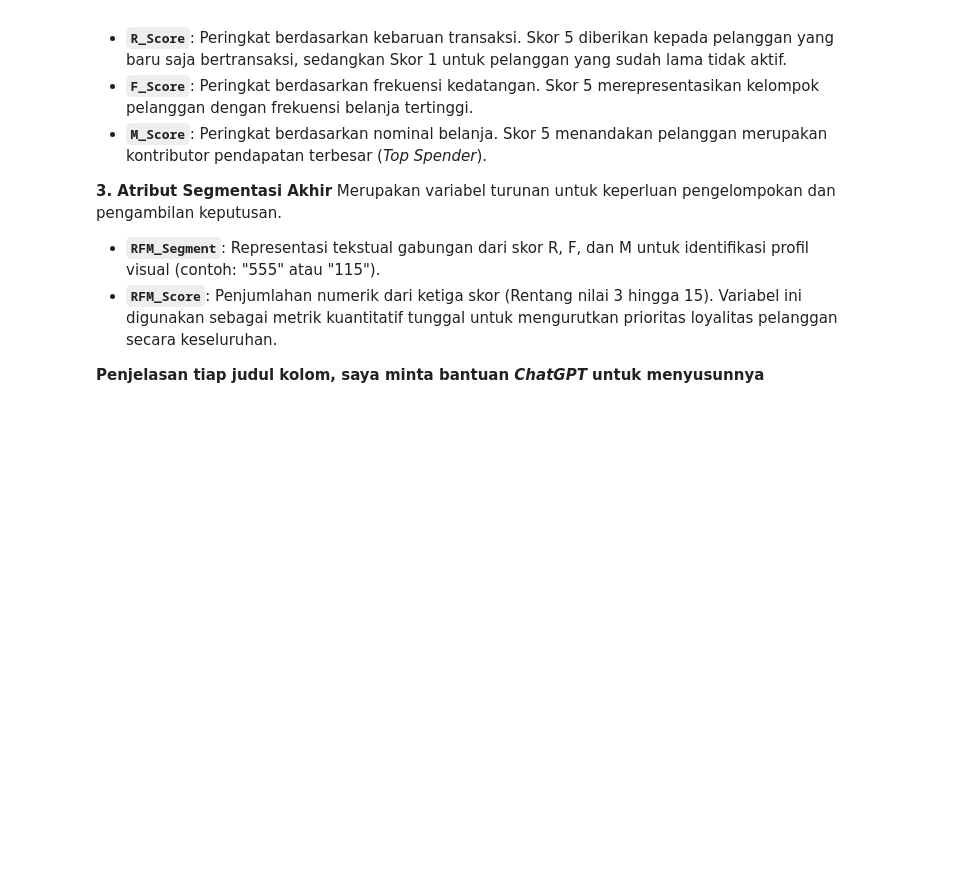
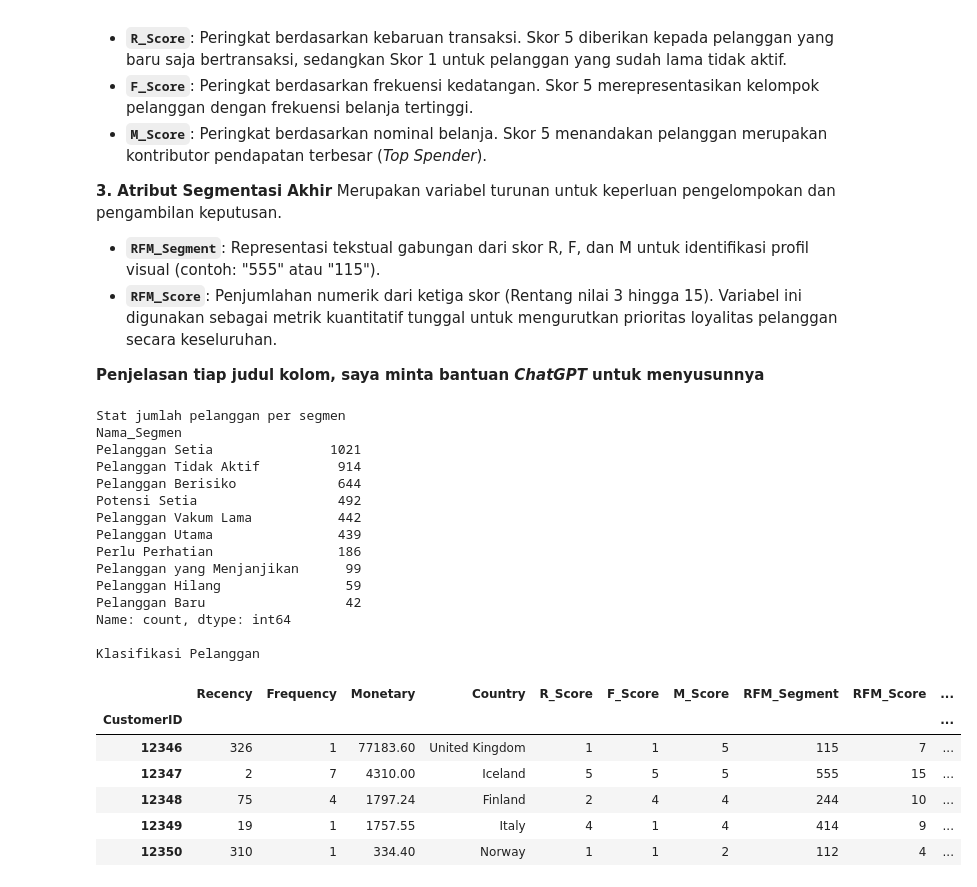
Before and after one commit to g3raldatsc/ecommerce-rfm-analysis, a Jupyter notebook: analysis.ipynb, the cells around one changed output. Saved outputs shown, nothing was run; the diff lists cells and outputs as text; code cells hidden in the pictures; blank space fills up the shorter version.

Commit message:
Pengelompokan

```diff
--- a/analysis.ipynb
+++ b/analysis.ipynb
@@ -222,3 +222,64 @@ Merupakan variabel turunan untuk keperluan pengelompokan dan pengambilan keputus
 * **`RFM_Score`**: Penjumlahan numerik dari ketiga skor (Rentang nilai 3 hingga 15). Variabel ini digunakan sebagai metrik kuantitatif tunggal untuk mengurutkan prioritas loyalitas pelanggan secara keseluruhan.
 
 **Penjelasan tiap judul kolom, saya minta bantuan *ChatGPT* untuk menyusunnya**
+# %%
+# Pengelompokan Pelanggan berdasarkan R dan F
+
+def tetapkan_segmen(baris):
+    r = int(baris['R_Score'])
+    f = int(baris['F_Score'])
+
+    # Keterangan: R (5=Baru, 1=Lama), F (5=Sering, 1=Jarang)
+
+    if r >= 5 and f >= 5:
+        return 'Pelanggan Utama'          # Champions (Sangat aktif & Sering)
+    elif r >= 3 and f >= 4:
+        return 'Pelanggan Setia'          # Loyal (Cukup baru & Sering)
+    elif r >= 4 and f >= 2:
+        return 'Potensi Setia'            # Potential Loyalist (Baru & Mulai sering)
+    elif r >= 5 and f == 1:
+        return 'Pelanggan Baru'           # New Customers (Baru sekali transaksi)
+    elif r >= 4 and f == 1:
+        return 'Pelanggan yang Menjanjikan'              # Promising (Baru, perlu didorong lagi)
+    elif r >= 3 and f >= 3:
+        return 'Perlu Perhatian'          # Need Attention (Mulai jarang belanja)
+    elif r >= 2 and f >= 3:
+        return 'Pelanggan Vakum Lama'             # About To Sleep (Sudah agak lama vakum)
+    elif r <= 2 and f >= 4:
+        return 'Pelanggan Hilang'        # Can't Lose Them (Dulu sangat aktif, kini menghilang)
+    elif r <= 2 and f >= 2:
+        return 'Pelanggan Berisiko'                 # At Risk (Jarang belanja & sudah lama)
+    else:
+        return 'Pelanggan Tidak Aktif'              # Hibernating (Lama tidak belanja & frekuensi kecil)
+
+rfm['Nama_Segmen'] = rfm.apply(tetapkan_segmen, axis=1)
+
+print("Stat jumlah pelanggan per segmen")
+sebaran_segmen = rfm['Nama_Segmen'].value_counts()
+print(sebaran_segmen)
+
+print("\nKlasifikasi Pelanggan")
+rfm.head()
+# %% [output]
+Stat jumlah pelanggan per segmen
+Nama_Segmen
+Pelanggan Setia               1021
+Pelanggan Tidak Aktif          914
+Pelanggan Berisiko             644
+Potensi Setia                  492
+Pelanggan Vakum Lama           442
+Pelanggan Utama                439
+Perlu Perhatian                186
+Pelanggan yang Menjanjikan      99
+Pelanggan Hilang                59
+Pelanggan Baru                  42
+Name: count, dtype: int64
+
+Klasifikasi Pelanggan
+|  | Recency | Frequency | Monetary | Country | R_Score | F_Score | M_Score | RFM_Segment | RFM_Score | ... |
+| CustomerID |  |  |  |  |  |  |  |  |  | ... |
+| 12346 | 326 | 1 | 77183.60 | United Kingdom | 1 | 1 | 5 | 115 | 7 | ... |
+| 12347 | 2 | 7 | 4310.00 | Iceland | 5 | 5 | 5 | 555 | 15 | ... |
+| 12348 | 75 | 4 | 1797.24 | Finland | 2 | 4 | 4 | 244 | 10 | ... |
+| 12349 | 19 | 1 | 1757.55 | Italy | 4 | 1 | 4 | 414 | 9 | ... |
+| 12350 | 310 | 1 | 334.40 | Norway | 1 | 1 | 2 | 112 | 4 | ... |
```
Also changed, not shown: parts of 1 cell of this notebook.
